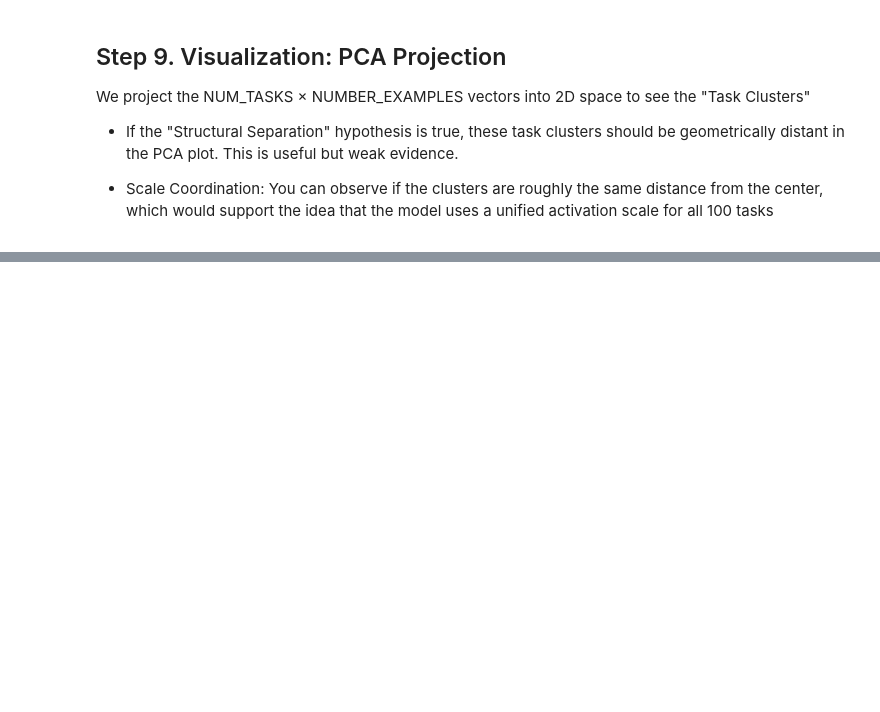
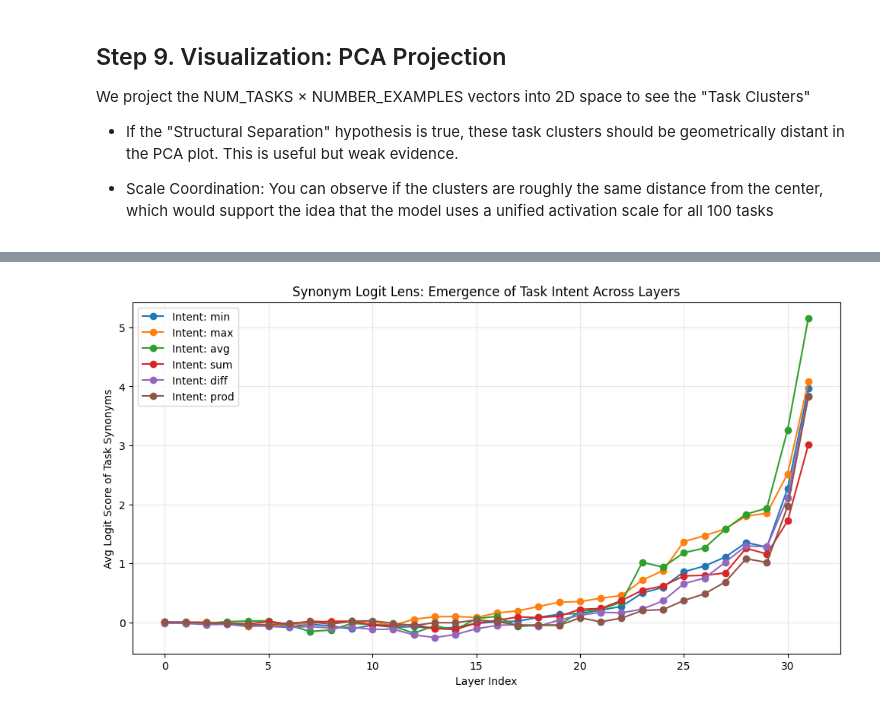
Before and after one commit to PhilipQuirke/LlmPromptCategorization, a Jupyter notebook: notebooks/Explore.ipynb, the cells around one changed output, grey strips where cells are left out. Cells and saved outputs as stored; diff of their text form; code cells hidden in the pictures; blank space fills up the shorter version.

```diff
--- a/notebooks/Explore.ipynb
+++ b/notebooks/Explore.ipynb
@@ -114,0 +107,10 @@ We use the core math tasks that share identical phrasing up until the final task
+# %%
+# We use tokens the model likely associates with the mathematical intent
+task_synonyms = {
+    'min': ['min', 'minimum', 'least', 'smaller', 'lesser', 'smallest'],
+    'max': ['max', 'maximum', 'largest', 'biggest', 'larger'],
+    'avg': ['avg', 'average', 'mean', 'median'],
+    'sum': ['sum', 'add', 'plus', 'total', 'addition', 'aggregate'],
+    'diff': ['diff', 'difference', 'minus', 'subtract', 'subtraction'],
+    'prod': ['prod', 'product', 'multiply', 'multiplication', 'times']
+}
@@ -453,0 +655,20 @@ plt.show()
+# %%
+# Visualize: When does the "Correct" category emerge?
+plt.figure(figsize=(12, 6))
+for task_name in tasks:
+    # Get prompts belonging to this task
+    subset = df_logit_lens[(df_logit_lens['task'] == task_name) &
+                          (df_logit_lens['probed_category'] == task_name)]
+
+    # Average across the 6 examples per task
+    avg_scores = subset.groupby('layer')['score'].mean()
+    plt.plot(avg_scores.index, avg_scores.values, label=f"Intent: {task_name}", marker='o')
+
+plt.title("Synonym Logit Lens: Emergence of Task Intent Across Layers")
+plt.xlabel("Layer Index")
+plt.ylabel("Avg Logit Score of Task Synonyms")
+plt.legend()
+plt.grid(True, alpha=0.3)
+plt.show()
+# %% [output]
+[figure, added]
```
Also changed, not shown: parts of 35 cells of this notebook.
